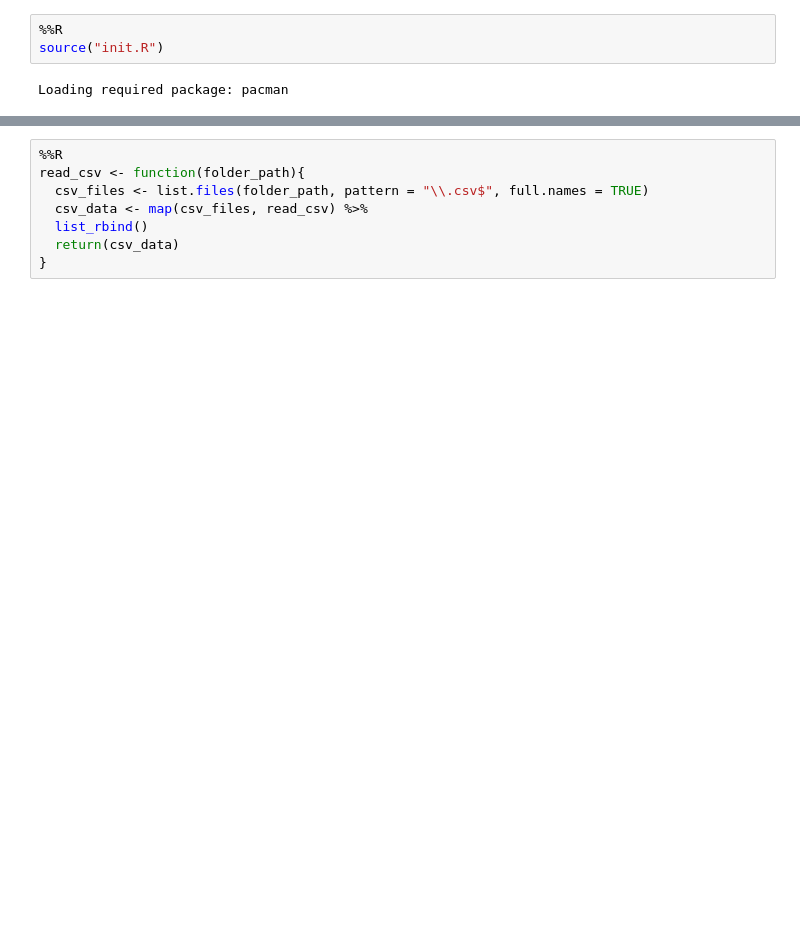
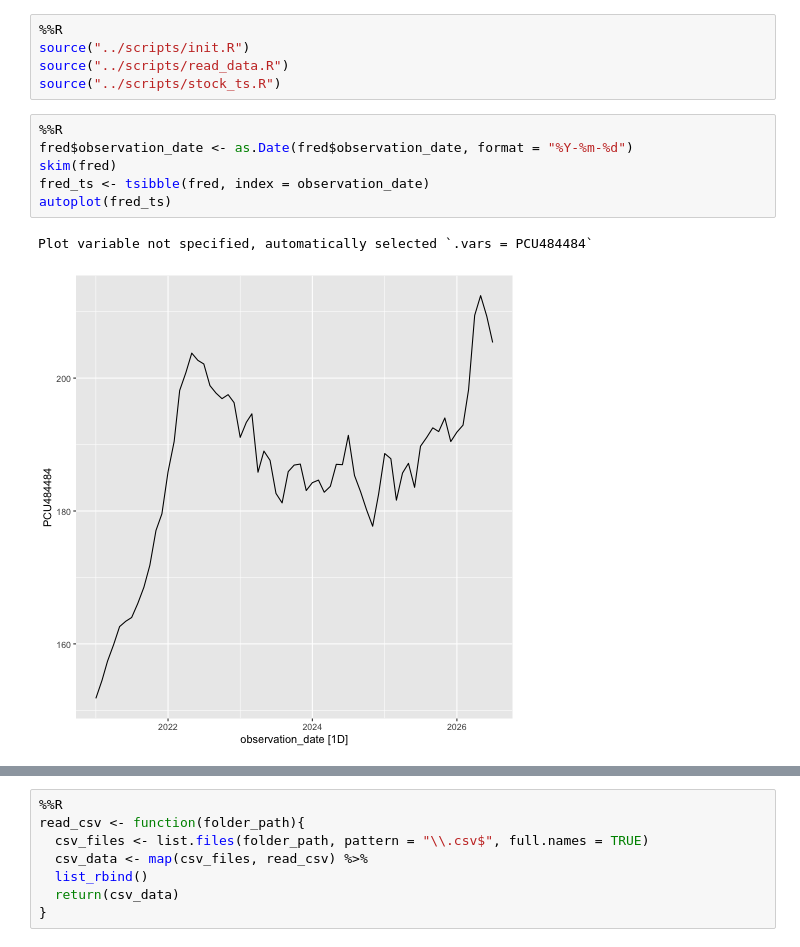
Before and after one commit to Gloried213/ECON138-Final-Paper, a Jupyter notebook: notebooks/Outline.Ipynb, the cells around one changed output, grey strips where cells are left out. Cells and saved outputs as stored; diff of their text form; blank space fills up the shorter version.

```diff
--- a/notebooks/Outline.Ipynb
+++ b/notebooks/Outline.Ipynb
@@ -13,5 +11,14 @@ src.sample_data_preperation.main()
 # %%
 %%R
-source("init.R")
+source("../scripts/init.R")
+source("../scripts/read_data.R")
+source("../scripts/stock_ts.R")
-# %% [output]
-Loading required package: pacman
+# %%
+%%R
+fred$observation_date <- as.Date(fred$observation_date, format = "%Y-%m-%d")
+skim(fred)
+fred_ts <- tsibble(fred, index = observation_date)
+autoplot(fred_ts)
+# %% [output]
+Plot variable not specified, automatically selected `.vars = PCU484484`
+[figure, added]
```
Also changed, not shown: parts of 7 cells of this notebook, 22 other files.
